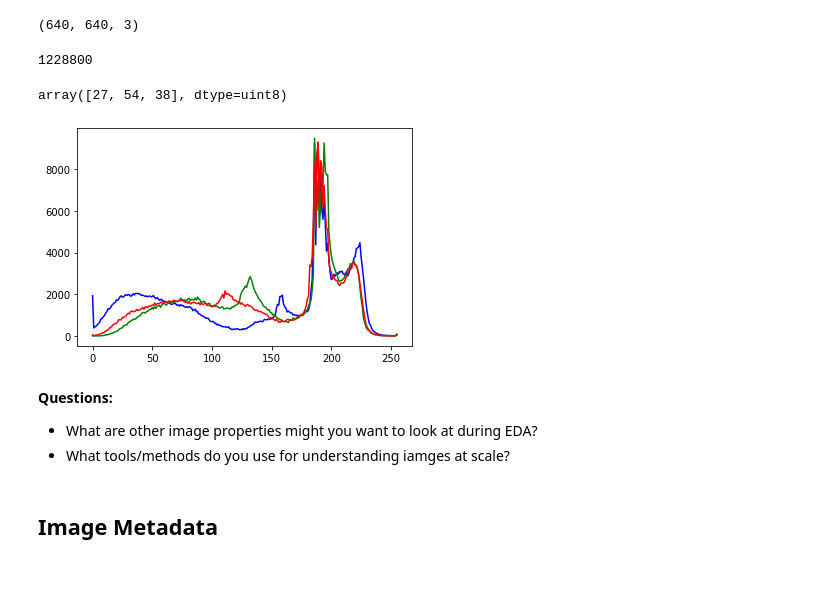
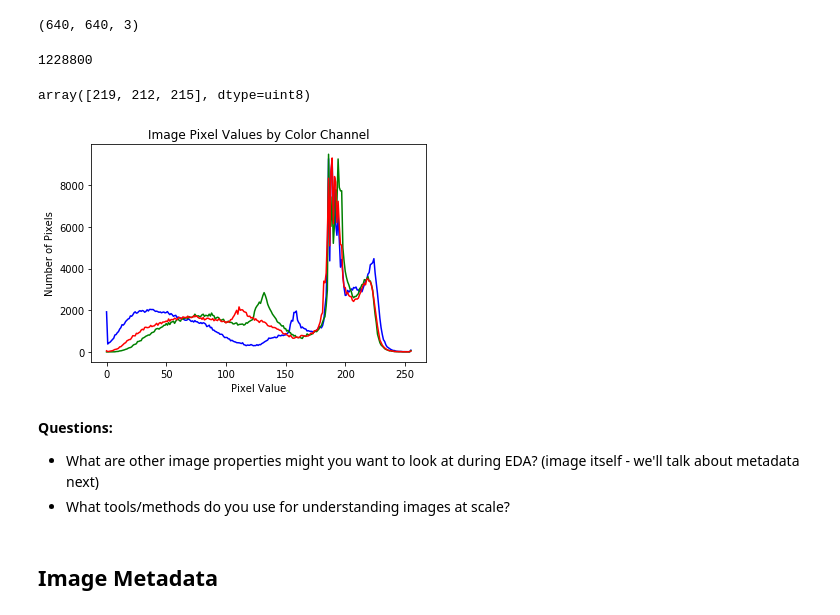
Before and after one commit to w210-accessibility/EDA, a Jupyter notebook: EDA Workshop.ipynb, the cells around one changed output. Drawn from its saved outputs; the diff is of its cells as text; code cells hidden in the pictures; blank space fills up the shorter version.

```diff
--- a/EDA Workshop.ipynb
+++ b/EDA Workshop.ipynb
@@ -70,32 +70,35 @@ imgplot = plt.imshow(img)
 img.shape
 # %% [output]
 (640, 640, 3)
-# %%
-# total number of pixels
-img.size
-# %% [output]
-1228800
+# %%
+# amount of numeric values it takes to encode this image
+img.size
+# %% [output]
+1228800
 # %%
 # find the RGB values for a given point on image
 # ex: starting from left corner, move 300 down and 5 to the right
-img[300,5,:]
+img[500,100,:]
 # %% [output]
-array([27, 54, 38], dtype=uint8)
+array([219, 212, 215], dtype=uint8)
 # %%
 img = cv2.imread(img_path)
 hist_by_channel = []
 for i in range(3):
     histg = cv2.calcHist([img], [i], None, [256], [0,256])
     hist_by_channel.append(histg)
 colors = ['b', 'g', 'r']
 [plt.plot(hist, colors[i]) for i, hist in enumerate(hist_by_channel)]
+plt.title("Image Pixel Values by Color Channel")
+plt.xlabel("Pixel Value")
+plt.ylabel("Number of Pixels")
 plt.show()
 # %% [output]
-[figure, old version]
+[figure, new version]
 # %% [markdown]
 **Questions:**
-* What are other image properties might you want to look at during EDA?
-* What tools/methods do you use for understanding iamges at scale?
+* What are other image properties might you want to look at during EDA? (image itself - we'll talk about metadata next)
+* What tools/methods do you use for understanding images at scale?
 # %% [markdown]
 ## Image Metadata
 # %% [markdown]
```
Also changed, not shown: parts of 1 cell of this notebook.
